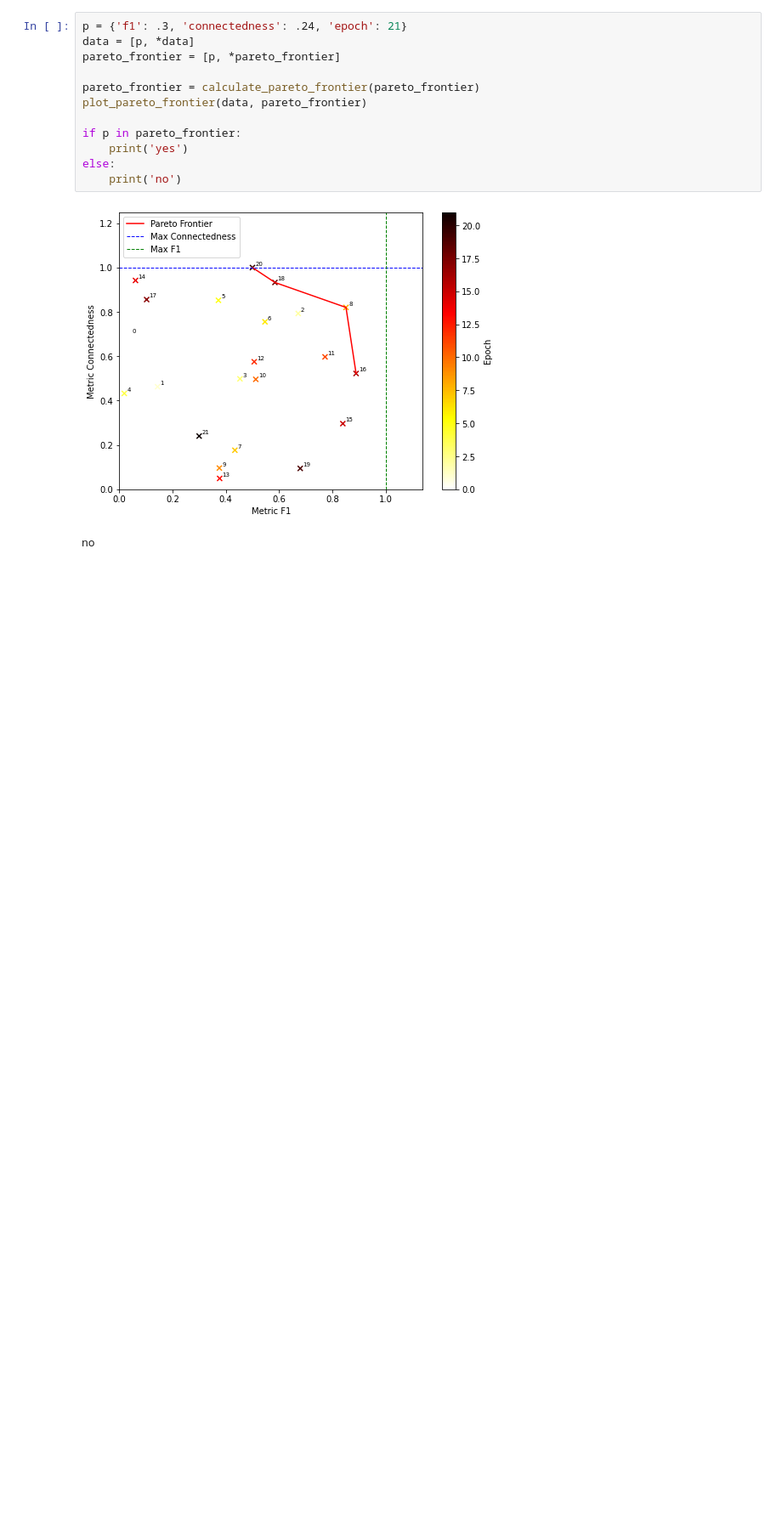
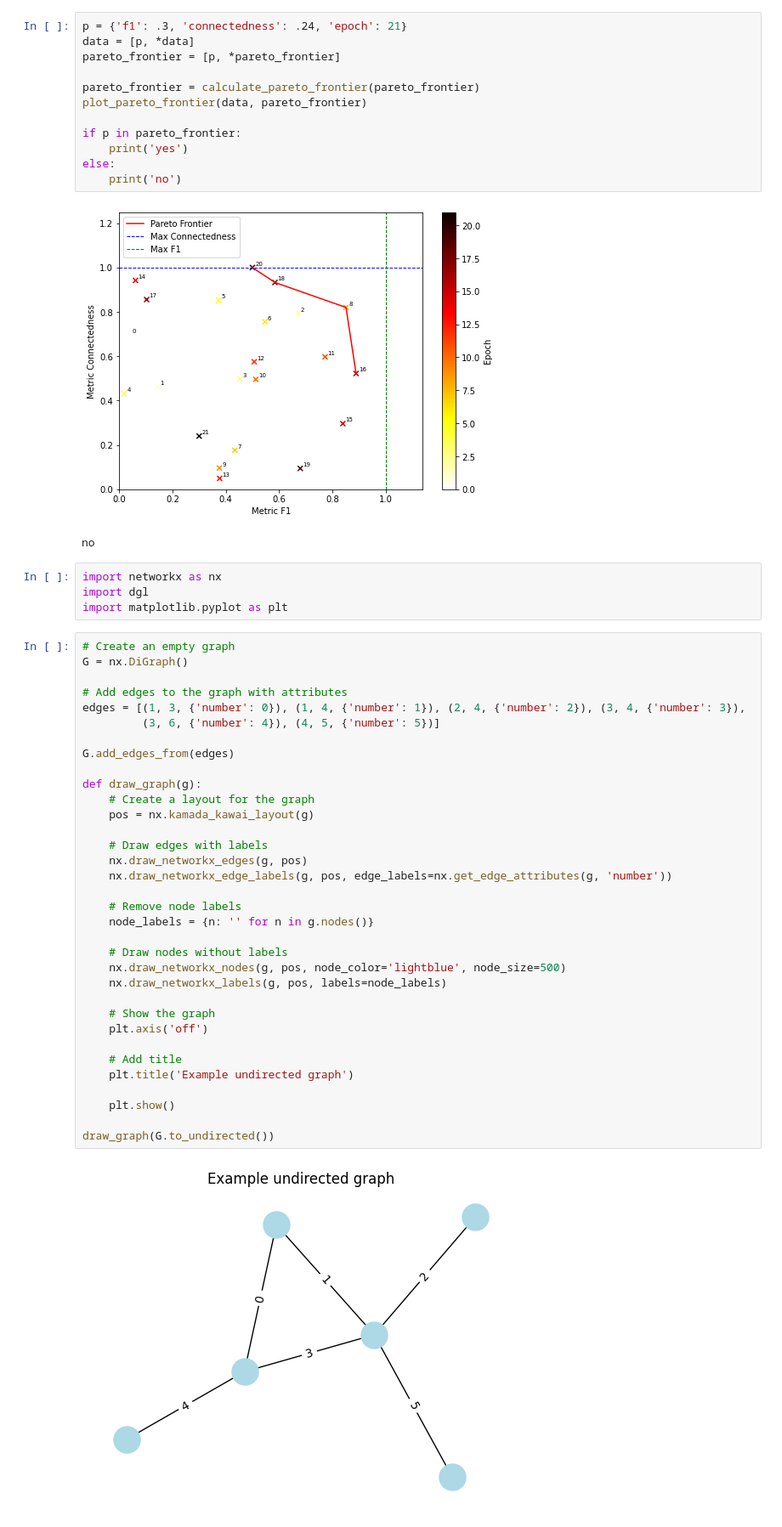
Before and after one commit to Belvenix/bike-guessr, a Jupyter notebook: test.ipynb, the cells around one changed output. Shown: that part at 85% size. Drawn from its saved outputs; the diff is of its cells as text; blank space fills up the shorter version.

```diff
--- a/test.ipynb
+++ b/test.ipynb
@@ -114,3 +114,43 @@ else:
 # %% [output]
 [figure]
 no
+# %%
+import networkx as nx
+import dgl
+import matplotlib.pyplot as plt
+# %%
+# Create an empty graph
+G = nx.DiGraph()
+
+# Add edges to the graph with attributes
+edges = [(1, 3, {'number': 0}), (1, 4, {'number': 1}), (2, 4, {'number': 2}), (3, 4, {'number': 3}),
+         (3, 6, {'number': 4}), (4, 5, {'number': 5})]
+
+G.add_edges_from(edges)
+
+def draw_graph(g):
+    # Create a layout for the graph
+    pos = nx.kamada_kawai_layout(g)
+
+    # Draw edges with labels
+    nx.draw_networkx_edges(g, pos)
+    nx.draw_networkx_edge_labels(g, pos, edge_labels=nx.get_edge_attributes(g, 'number'))
+
+    # Remove node labels
+    node_labels = {n: '' for n in g.nodes()}
+
+    # Draw nodes without labels
+    nx.draw_networkx_nodes(g, pos, node_color='lightblue', node_size=500)
+    nx.draw_networkx_labels(g, pos, labels=node_labels)
+
+    # Show the graph
+    plt.axis('off')
+
+    # Add title
+    plt.title('Example undirected graph')
+
+    plt.show()
+
+draw_graph(G.to_undirected())
+# %% [output]
+[figure, added]
```
Also changed, not shown: parts of 1 cell of this notebook, 11 other files.
